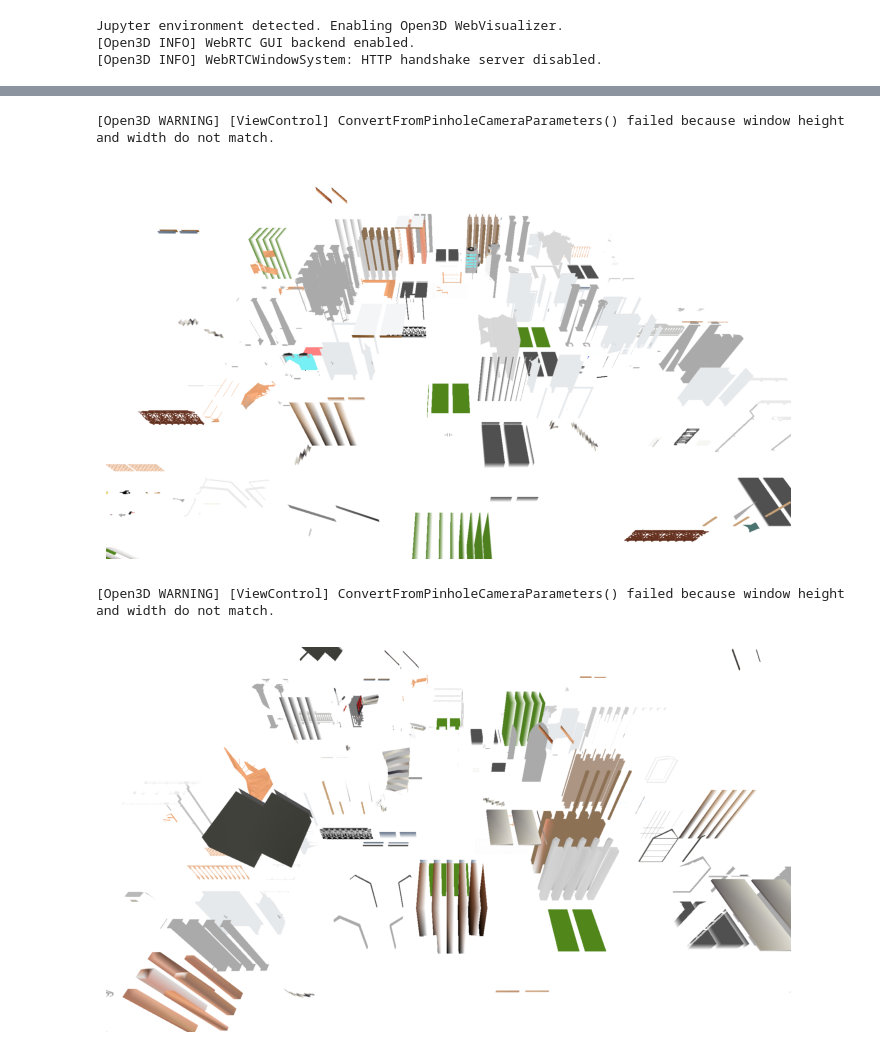
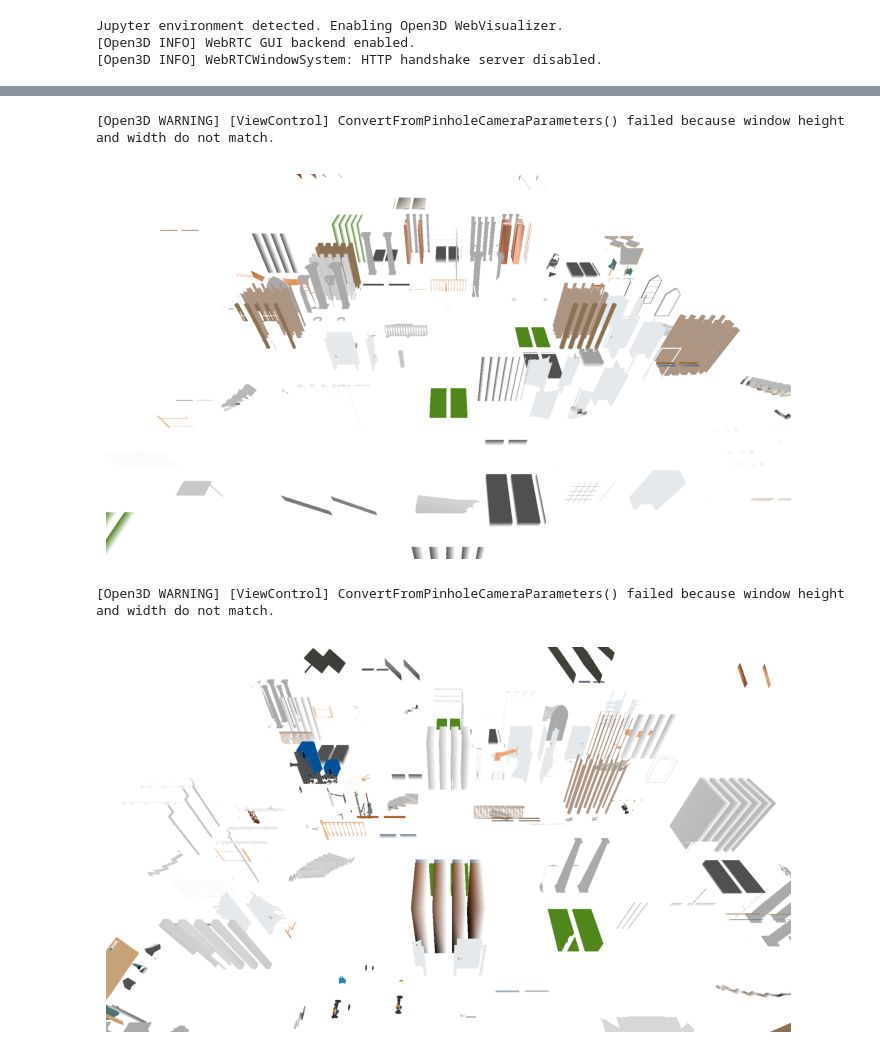
Before and after one commit to Chiark-Collective/Pointcept, a Jupyter notebook: notebooks/library_splitter.ipynb, the cells around one changed output, grey strips where cells are left out. Drawn from its saved outputs; the diff is of its cells as text; code cells hidden in the pictures.

Commit message:
update to library splitting

```diff
--- a/notebooks/library_splitter.ipynb
+++ b/notebooks/library_splitter.ipynb
@@ -82 +72,3 @@ processed_meshes = process_splits(splits, cell_width, seed=random_seed)
+# %%
+splits, full_meshes = p.generate_library_splits()
 # %%
@@ -87,10 +79,10 @@ plot_mesh_inline(processed_meshes['train'])
 # %%
-plot_mesh_inline(processed_meshes['test'])
+plot_mesh_inline(full_meshes['test'])
 # %% [output]
 [Open3D WARNING] [ViewControl] ConvertFromPinholeCameraParameters() failed because window height and width do not match.
-[figure, old version]
+[figure, new version]
 # %%
-plot_mesh_inline(processed_meshes['eval'])
+plot_mesh_inline(full_meshes['eval'])
 # %% [output]
 [Open3D WARNING] [ViewControl] ConvertFromPinholeCameraParameters() failed because window height and width do not match.
-[figure, old version]
+[figure, new version]
```
Also changed, not shown: parts of 5 cells of this notebook, 1 other file.
